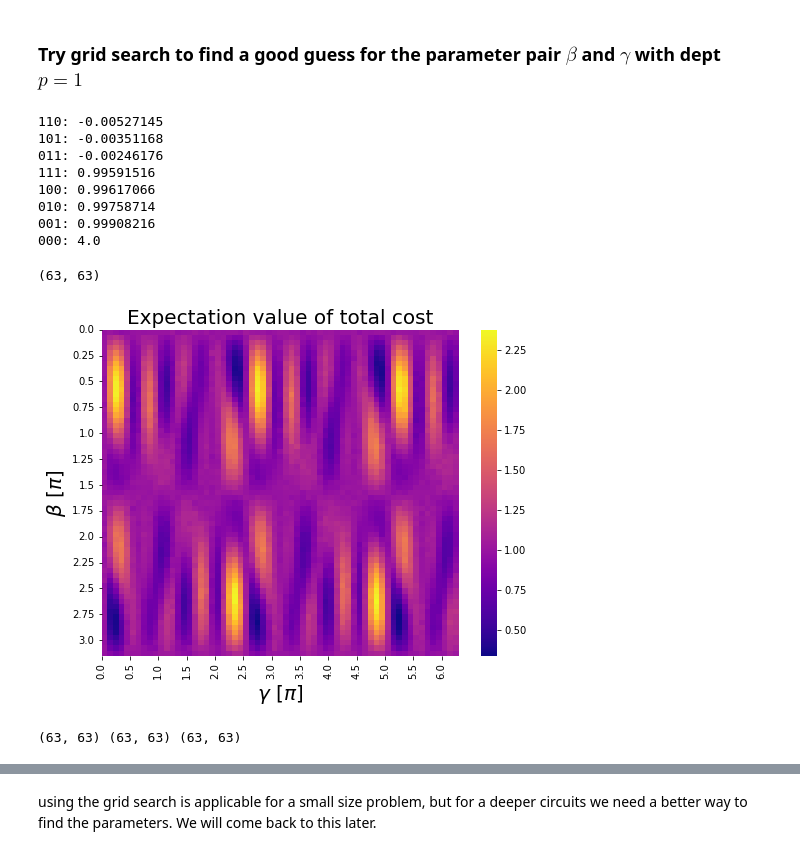
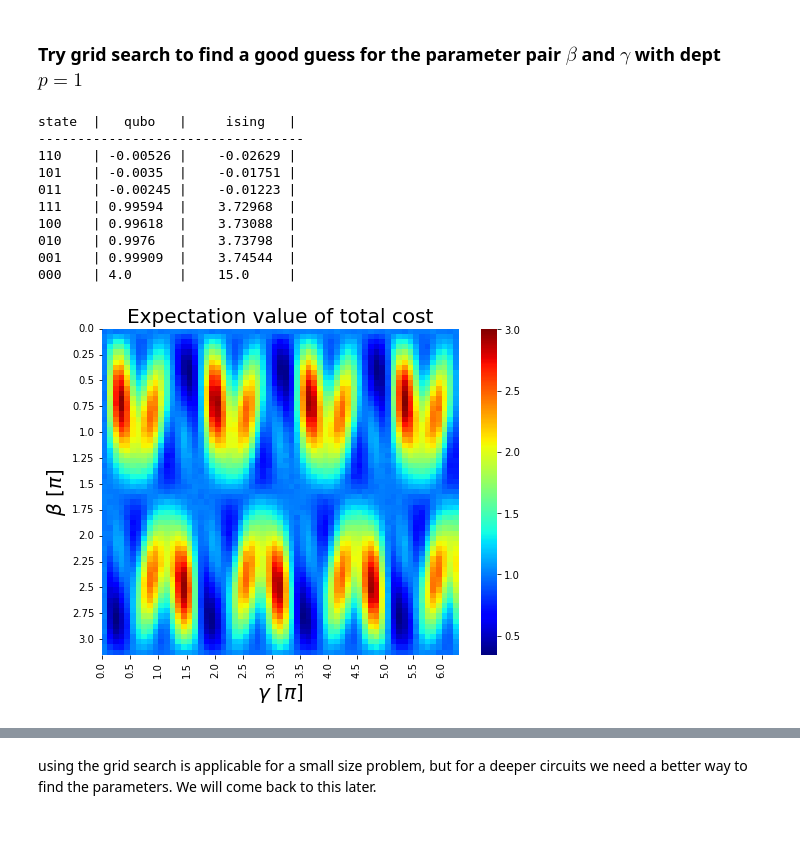
Before and after one commit to jimphon88/quantum-computing, a Jupyter notebook: mean variance optimization qaoa.ipynb, the cells around one changed output, grey strips where cells are left out. Saved outputs shown, nothing was run; the diff lists cells and outputs as text; code cells hidden in the pictures.

```diff
--- a/mean variance optimization qaoa.ipynb
+++ b/mean variance optimization qaoa.ipynb
@@ -315,7 +316,7 @@ AND
 $U(\beta,B)=e^{\frac{i\pi \beta}{2}B}$, where $B=\sum_{i=1}^n \sigma_x^i$ $\quad$ or $\quad$ $U(\beta,B)=\prod_{i=1}^n e^{\frac{i\pi \beta}{2}\sigma_x^i}$
 # %%
 # P = -lam/2*np.min(Q)*k**2 + k*np.max(r)
-P = 0.5
+P = 0.75
 
 J = 1/4 * (lam/2*Q + P*np.ones((n,n)))
 h = 1/2 * (r + 2*k*P*np.ones(n) - np.ones(n).dot((lam/2*Q + P*np.ones((n,n)))))
@@ -368,7 +369,6 @@ def get_qaoa_circuit(n,J,h, beta_list, gamma_list, p=1):
                 # finally, add another CNOT gate from i to j
                 qc.rzz(gamma * 4 * J[i][j], i, j)
             qc.barrier()
-        qc.rzz(gamma * 4 * J[n-1][0], n-1, 0)
 
         for i in range(n):
             qc.rz(2*gamma * h[i], i)
@@ -399,7 +399,7 @@ iter_list = np.arange(0, np.pi, 1/20)
 loss_dim = len(iter_list)
 expectation = np.zeros((loss_dim,loss_dim))
 depth = 1
-shots = 5000
+shots = 10000
 for _b, beta in enumerate(iter_list):
     for _g, gamma in enumerate(iter_list):
         start = 0
@@ -417,21 +417,29 @@ for _b, beta in enumerate(iter_list):
 report = {}
 for count in counts:
     count_array = [int(s) for s in count]
-    report[count] = round(obj_val_qubo(count_array),8)
+    count_state = qubo_to_ising(count_array)
+    report[count] = [round(obj_val_qubo(count_array),8), round(obj_val_ising(count_state),8)]
 report = {k: v for k, v in sorted(report.items(), key=lambda item: item[1])}
+print("state  |   qubo   |     ising   |")
+print('-'*34)
 for count in report:
-    text = f"{count}: {round(report[count],8)}"
+    text = f"{count}    | {round(report[count][0],5)}         "[:18]
+    # text = text[:15]
+    text += f"|    {round(report[count][1],5)}     "[:14]
+    text += "|"
     count_array = [int(s) for s in count]
     if count_array == gurobi:
         print_bold(text)
     else:
         print(text)
 # %% [output]
-110: -0.00527145
-101: -0.00351168
-011: -0.00246176
-111: 0.99591516
-100: 0.99617066
-010: 0.99758714
-001: 0.99908216
-000: 4.0
+state  |   qubo   |     ising   |
+----------------------------------
+110    | -0.00526 |    -0.02629 |
+101    | -0.0035  |    -0.01751 |
+011    | -0.00245 |    -0.01223 |
+111    | 0.99594  |    3.72968  |
+100    | 0.99618  |    3.73088  |
+010    | 0.9976   |    3.73798  |
+001    | 0.99909  |    3.74544  |
+000    | 4.0      |    15.0     |
@@ -440,38 +446,27 @@ import matplotlib.ticker as ticker
-# %%
-len(expectation), len(iter_list)
-# %% [output]
-(63, 63)
 # %%
 fig, ax = plt.subplots(figsize=(8,6))
-sns.heatmap(expectation, cbar=True, cmap='plasma')
+sns.heatmap(expectation, cbar=True, cmap='jet')
 ax.set_title('Expectation value of total cost',size=20)
 ax.set_xlabel(r'$\gamma \ [\pi]$',size=20)
 ax.set_ylabel(r'$\beta \ [\pi]$',size=20)
 
 loc = ticker.MultipleLocator(base=5)
 
 # xticks for gamma
 ax.set_xticks(list(range(len(expectation[0]))))
 ax.set_xticklabels([2*_ for _ in iter_list])
 
 # yticks for beta
 ax.set_yticks(list(range(len(expectation[0]))))
 ax.set_yticklabels(iter_list) # this locator puts ticks at regular intervals
 
 # tick label freq as every 5 steps
 ax.xaxis.set_major_locator(loc)
 ax.yaxis.set_major_locator(loc)
 text = r'''
         Figure {}: $\langle \psi(\gamma,\beta)|C(z)|\psi(\gamma,\beta) \rangle$ using input data.
         '''.format(1)
 # plt.text(loc='bottom', ha='left', size=12)
 plt.show()
 # %% [output]
-[figure, old version]
+[figure, new version]
-# %%
-X = 2*iter_list
-Y = iter_list
-X,Y = np.meshgrid(X,Y)
-print(X.shape, Y.shape, expectation.shape)
-# %% [output]
-(63, 63) (63, 63) (63, 63)
```
Also changed, not shown: parts of 16 cells of this notebook.
